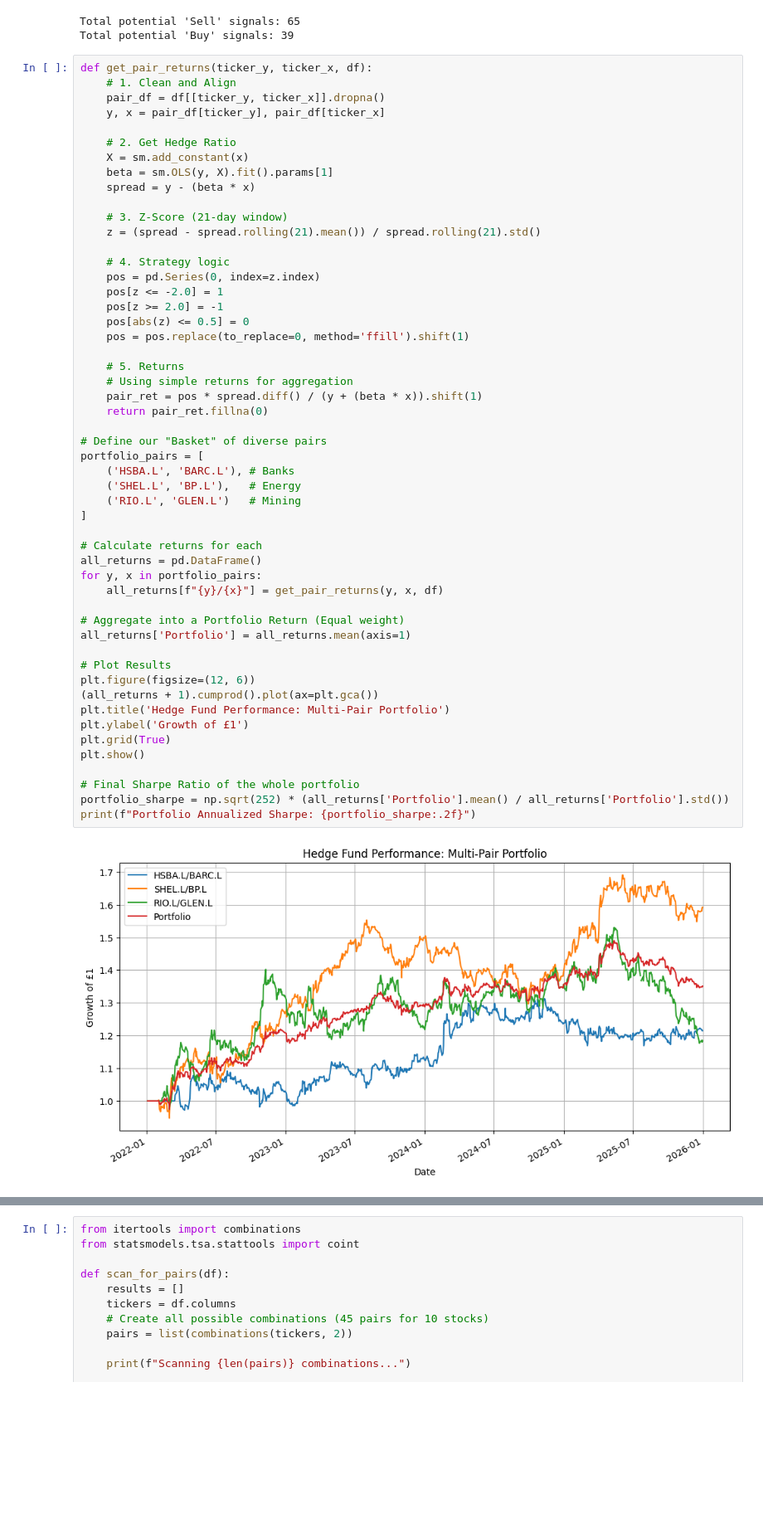
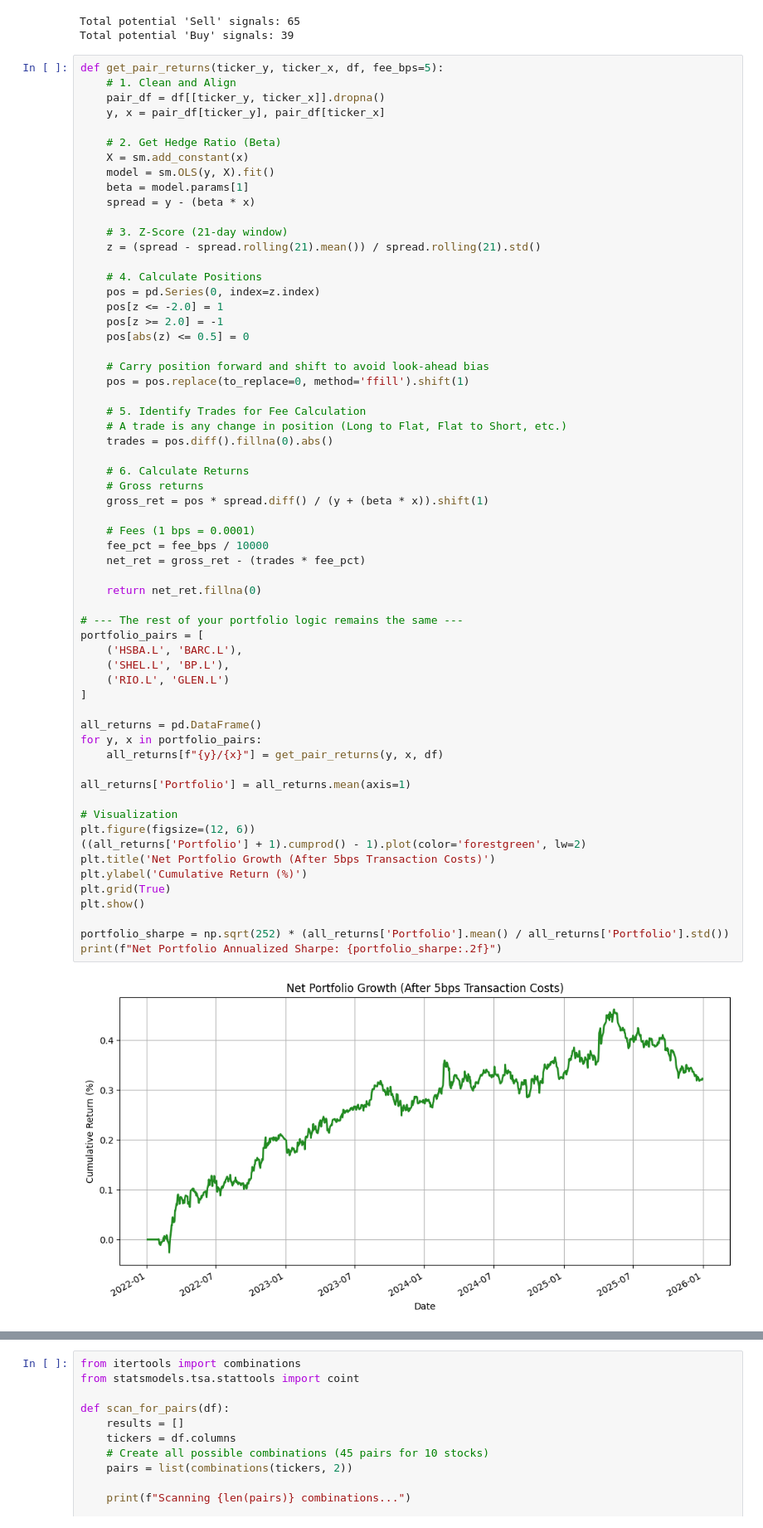
Before and after one commit to Vish27010/Statistical-Arbitrage-FTSE100, a Jupyter notebook: notebooks/01_pair_exploration.ipynb, the cells around one changed output, grey strips where cells are left out. Shown at 83% size. Cells and saved outputs as stored; diff of their text form; blank space fills up the shorter version.

Commit message:
feat: finalize portfolio backtest with 0.92 net Sharpe ratio

```diff
--- a/notebooks/01_pair_exploration.ipynb
+++ b/notebooks/01_pair_exploration.ipynb
@@ -119,56 +119,65 @@ print(f"Total potential 'Buy' signals: {trades_low}")
 Total potential 'Sell' signals: 65
 Total potential 'Buy' signals: 39
 # %%
-def get_pair_returns(ticker_y, ticker_x, df):
+def get_pair_returns(ticker_y, ticker_x, df, fee_bps=5):
     # 1. Clean and Align
     pair_df = df[[ticker_y, ticker_x]].dropna()
     y, x = pair_df[ticker_y], pair_df[ticker_x]
 
-    # 2. Get Hedge Ratio
+    # 2. Get Hedge Ratio (Beta)
     X = sm.add_constant(x)
-    beta = sm.OLS(y, X).fit().params[1]
+    model = sm.OLS(y, X).fit()
+    beta = model.params[1]
     spread = y - (beta * x)
 
     # 3. Z-Score (21-day window)
     z = (spread - spread.rolling(21).mean()) / spread.rolling(21).std()
 
-    # 4. Strategy logic
+    # 4. Calculate Positions
     pos = pd.Series(0, index=z.index)
     pos[z <= -2.0] = 1
     pos[z >= 2.0] = -1
     pos[abs(z) <= 0.5] = 0
+
+    # Carry position forward and shift to avoid look-ahead bias
     pos = pos.replace(to_replace=0, method='ffill').shift(1)
 
-    # 5. Returns
-    # Using simple returns for aggregation
-    pair_ret = pos * spread.diff() / (y + (beta * x)).shift(1)
-    return pair_ret.fillna(0)
+    # 5. Identify Trades for Fee Calculation
+    # A trade is any change in position (Long to Flat, Flat to Short, etc.)
+    trades = pos.diff().fillna(0).abs()
 
-# Define our "Basket" of diverse pairs
+    # 6. Calculate Returns
+    # Gross returns
+    gross_ret = pos * spread.diff() / (y + (beta * x)).shift(1)
+
+    # Fees (1 bps = 0.0001)
+    fee_pct = fee_bps / 10000
+    net_ret = gross_ret - (trades * fee_pct)
+
+    return net_ret.fillna(0)
+
+# --- The rest of your portfolio logic remains the same ---
 portfolio_pairs = [
-    ('HSBA.L', 'BARC.L'), # Banks
-    ('SHEL.L', 'BP.L'),   # Energy
-    ('RIO.L', 'GLEN.L')   # Mining
+    ('HSBA.L', 'BARC.L'),
+    ('SHEL.L', 'BP.L'),
+    ('RIO.L', 'GLEN.L')
 ]
 
-# Calculate returns for each
 all_returns = pd.DataFrame()
 for y, x in portfolio_pairs:
     all_returns[f"{y}/{x}"] = get_pair_returns(y, x, df)
 
-# Aggregate into a Portfolio Return (Equal weight)
 all_returns['Portfolio'] = all_returns.mean(axis=1)
 
-# Plot Results
+# Visualization
 plt.figure(figsize=(12, 6))
-(all_returns + 1).cumprod().plot(ax=plt.gca())
-plt.title('Hedge Fund Performance: Multi-Pair Portfolio')
-plt.ylabel('Growth of £1')
+((all_returns['Portfolio'] + 1).cumprod() - 1).plot(color='forestgreen', lw=2)
+plt.title('Net Portfolio Growth (After 5bps Transaction Costs)')
+plt.ylabel('Cumulative Return (%)')
 plt.grid(True)
 plt.show()
 
-# Final Sharpe Ratio of the whole portfolio
 portfolio_sharpe = np.sqrt(252) * (all_returns['Portfolio'].mean() / all_returns['Portfolio'].std())
-print(f"Portfolio Annualized Sharpe: {portfolio_sharpe:.2f}")
+print(f"Net Portfolio Annualized Sharpe: {portfolio_sharpe:.2f}")
 # %% [output]
-[figure, old version]
+[figure, new version]
```
Also changed, not shown: parts of 1 cell of this notebook.
